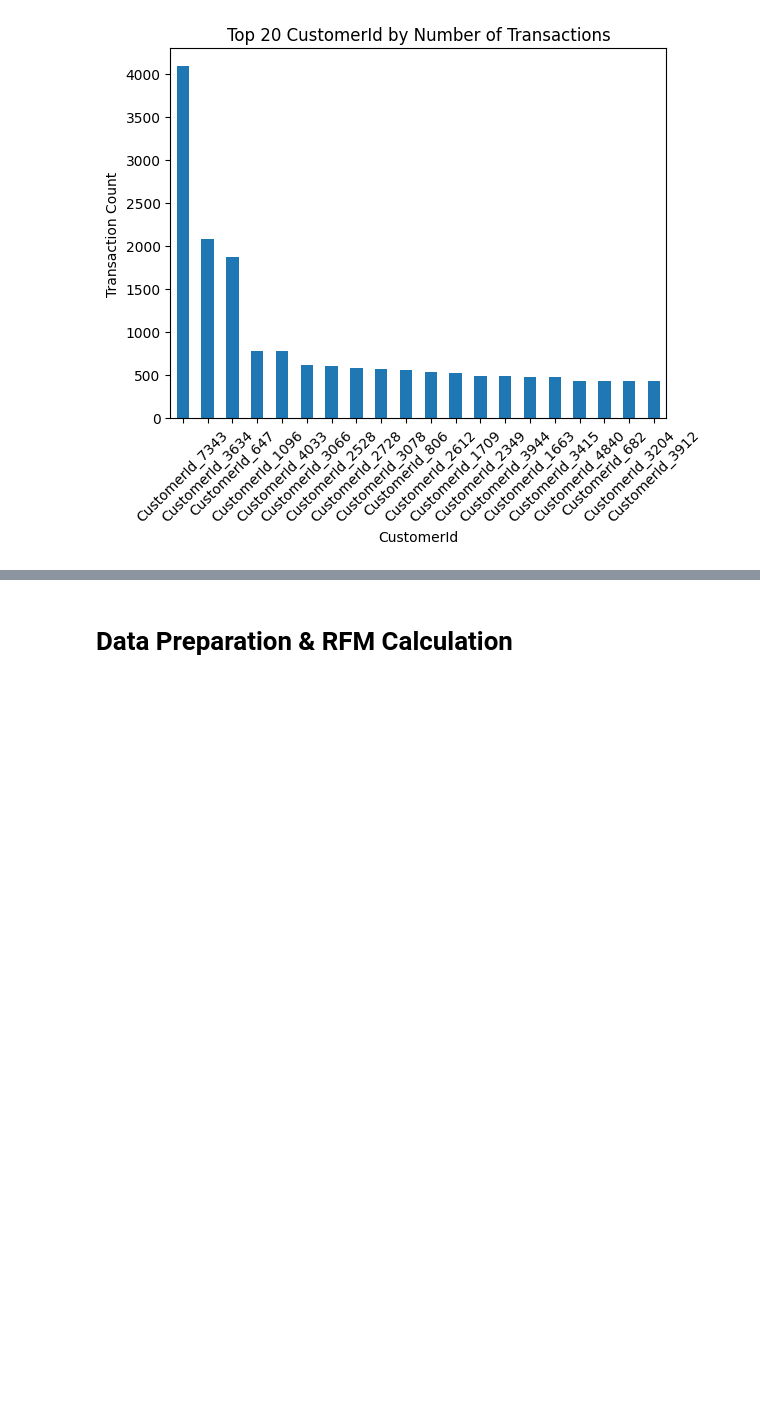
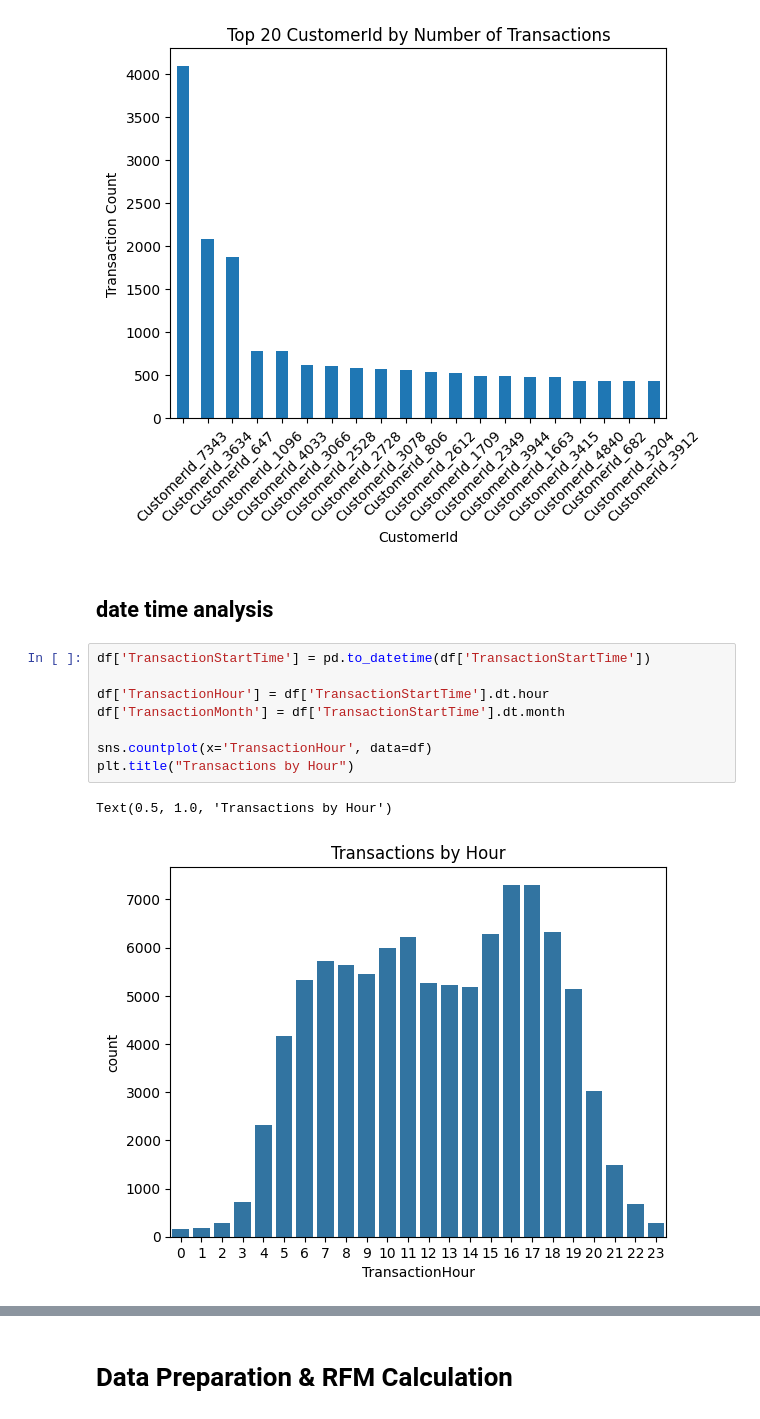
Before and after one commit to ayanasamuel8/credit-risk-analysis, a Jupyter notebook: notebooks/1.0-eda.ipynb, the cells around one changed output, grey strips where cells are left out. Drawn from its saved outputs; the diff is of its cells as text; blank space fills up the shorter version.

Commit message:
update: date-time analysis

```diff
--- a/notebooks/1.0-eda.ipynb
+++ b/notebooks/1.0-eda.ipynb
@@ -123,3 +123,16 @@ for col in many_uniques:
 [figure]
 [figure]
 [figure]
+# %% [markdown]
+## date time analysis
+# %%
+df['TransactionStartTime'] = pd.to_datetime(df['TransactionStartTime'])
+
+df['TransactionHour'] = df['TransactionStartTime'].dt.hour
+df['TransactionMonth'] = df['TransactionStartTime'].dt.month
+
+sns.countplot(x='TransactionHour', data=df)
+plt.title("Transactions by Hour")
+# %% [output]
+Text(0.5, 1.0, 'Transactions by Hour')
+[figure, added]
```
Also changed, not shown: parts of 1 cell of this notebook.
